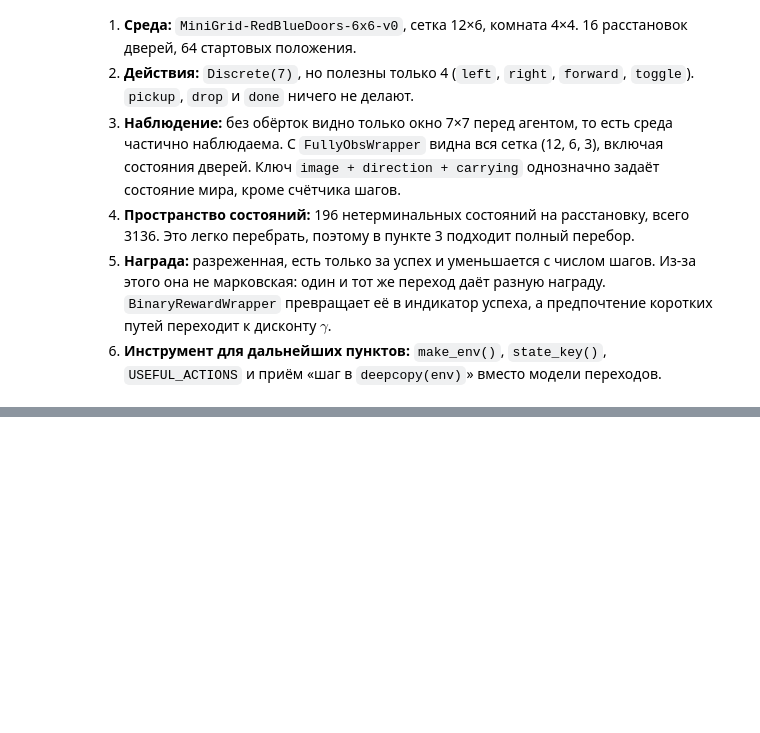
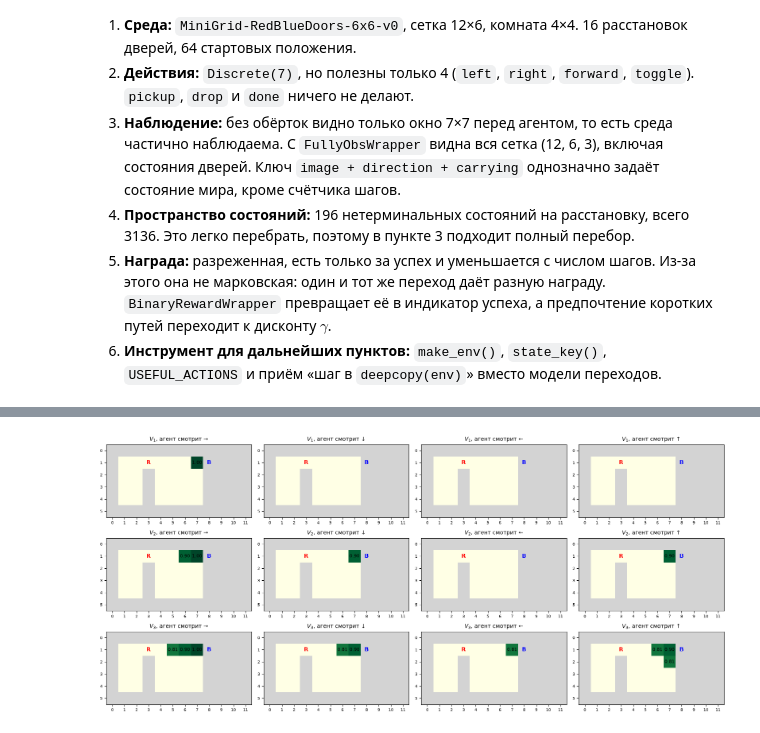
Before and after one commit to DmytryPan/RL-lab-01, a Jupyter notebook: lab01.ipynb, the cells around one changed output, grey strips where cells are left out. Saved outputs shown, nothing was run; the diff lists cells and outputs as text; code cells hidden in the pictures; blank space fills up the shorter version.

```diff
--- a/lab01.ipynb
+++ b/lab01.ipynb
@@ -462,0 +696,8 @@ print("\nТот же последний переход теперь даёт о
+# %%
+start_key = state_key(obs, env)
+V = {}
+for i in range(1, 13):
+    V = bellman_sweep(V, states, T, USEFUL_ACTIONS, GAMMA)
+    n_nonzero = sum(v > 0 for v in V.values())
+    print(f"итерация {i:2d}: V(старт) = {V[start_key]:.4f}   ненулевых состояний: {n_nonzero:3d} из {len(states)}")
+print("Ожидание по формуле: 0.9^(10-1) =", round(GAMMA ** 9, 4))
@@ -462,0 +722,33 @@ print("\nТот же последний переход теперь даёт о
+# %%
+def plot_values(V_list, titles, states, red_open=True):
+    u = next(iter(states.values())).unwrapped
+    fig, axes = plt.subplots(len(V_list), 4, figsize=(16, 2.4 * len(V_list)))
+    axes = np.atleast_2d(axes)
+    cmap = plt.get_cmap("YlGn").copy()
+    cmap.set_bad("lightgrey")
+    for row, (V, title) in enumerate(zip(V_list, titles)):
+        for d in range(4):
+            grid = np.full((u.height, u.width), np.nan)
+            for k, e in states.items():
+                (x, y), arrow, is_open = describe(e)
+                if is_open == red_open and e.unwrapped.agent_dir == d:
+                    grid[y, x] = V.get(k, 0)
+            ax = axes[row, d]
+            ax.imshow(grid, cmap=cmap, vmin=0, vmax=1)
+            for (y, x), v in np.ndenumerate(grid):
+                if not np.isnan(v) and v > 0:
+                    ax.text(x, y, f"{v:.2f}", ha="center", va="center", fontsize=8)
+            # подписи дверей — координаты карты сида 0
+            ax.text(3, 1, "R", ha="center", va="center", color="red", fontweight="bold")
+            ax.text(8, 1, "B", ha="center", va="center", color="blue", fontweight="bold")
+            ax.set_title(f"{title}, агент смотрит {'→↓←↑'[d]}", fontsize=10)
+            ax.set_xticks(range(u.width))
+            ax.set_yticks(range(u.height))
+            ax.tick_params(labelsize=7)
+    plt.tight_layout()
+    plt.show()
+
+
+plot_values(history, ["$V_1$", "$V_2$", "$V_3$"], states)
+# %% [output]
+[figure, added]
```
Also changed, not shown: parts of 13 cells of this notebook, 1 other file.
